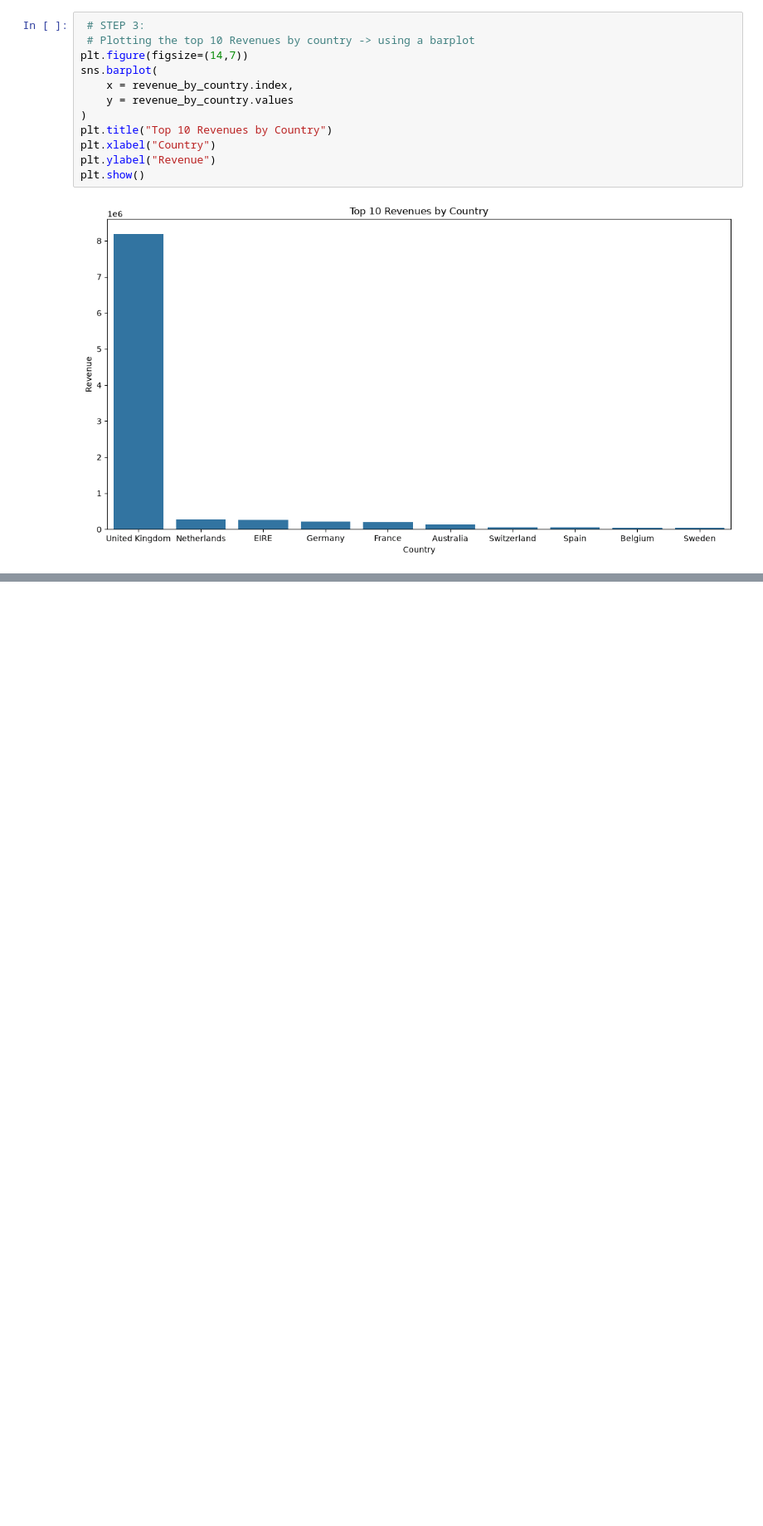
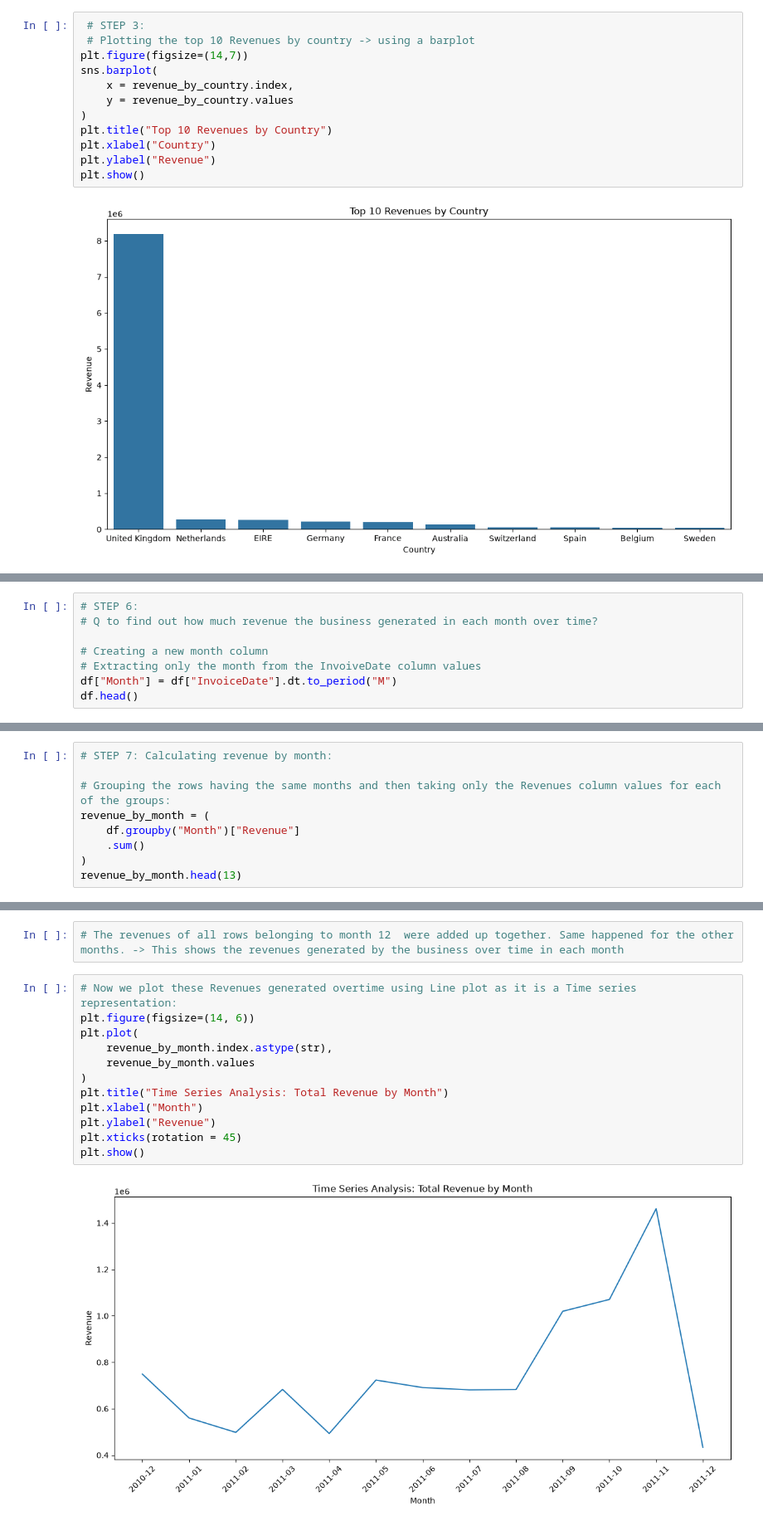
Before and after one commit to aaliya0704/E-Commerce-Sales-and-Customer-Analysis, a Jupyter notebook: sales_analysis.ipynb, the cells around one changed output, grey strips where cells are left out. Shown at 83% size. Saved outputs shown, nothing was run; the diff lists cells and outputs as text; blank space fills up the shorter version.

```diff
--- a/sales_analysis.ipynb
+++ b/sales_analysis.ipynb
@@ -161,0 +199,8 @@ plt.show()
+# %%
+# STEP 6:
+# Q to find out how much revenue the business generated in each month over time?
+
+# Creating a new month column
+# Extracting only the month from the InvoiveDate column values
+df["Month"] = df["InvoiceDate"].dt.to_period("M")
+df.head()
@@ -161,0 +214,9 @@ plt.show()
+# %%
+# STEP 7: Calculating revenue by month:
+
+# Grouping the rows having the same months and then taking only the Revenues column values for each of the groups:
+revenue_by_month = (
+    df.groupby("Month")["Revenue"]
+    .sum()
+)
+revenue_by_month.head(13)
@@ -161,0 +239,16 @@ plt.show()
+# %%
+# The revenues of all rows belonging to month 12  were added up together. Same happened for the other months. -> This shows the revenues generated by the business over time in each month
+# %%
+# Now we plot these Revenues generated overtime using Line plot as it is a Time series representation:
+plt.figure(figsize=(14, 6))
+plt.plot(
+    revenue_by_month.index.astype(str),
+    revenue_by_month.values
+)
+plt.title("Time Series Analysis: Total Revenue by Month")
+plt.xlabel("Month")
+plt.ylabel("Revenue")
+plt.xticks(rotation = 45)
+plt.show()
+# %% [output]
+[figure, added]
```
Also changed, not shown: parts of 5 cells of this notebook.
